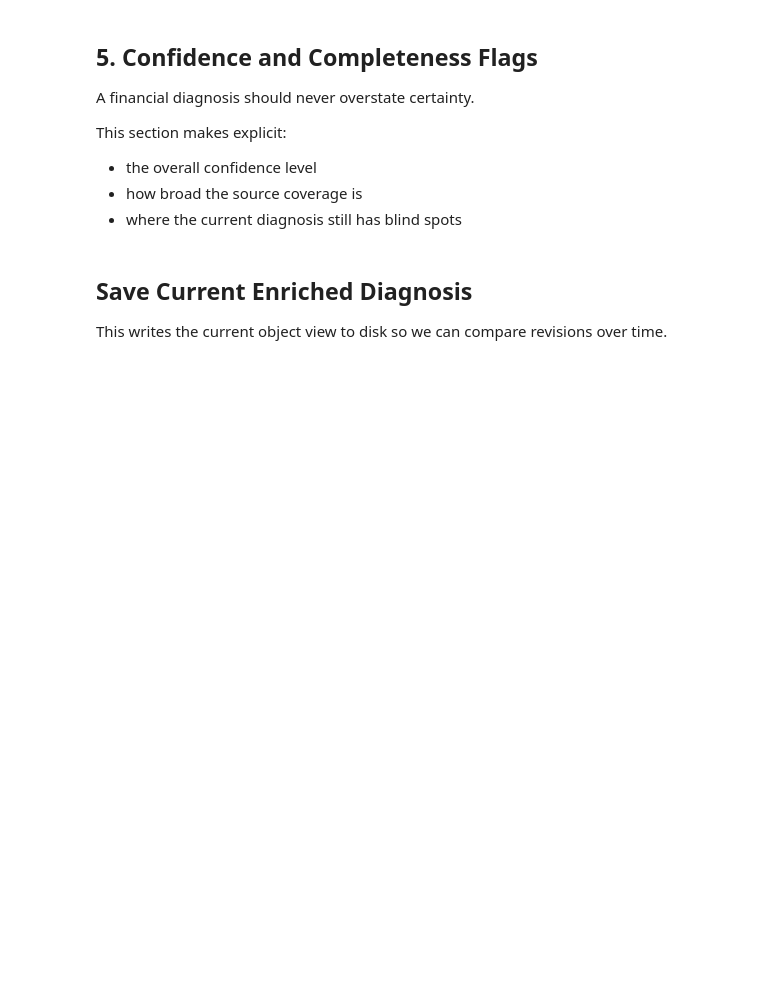
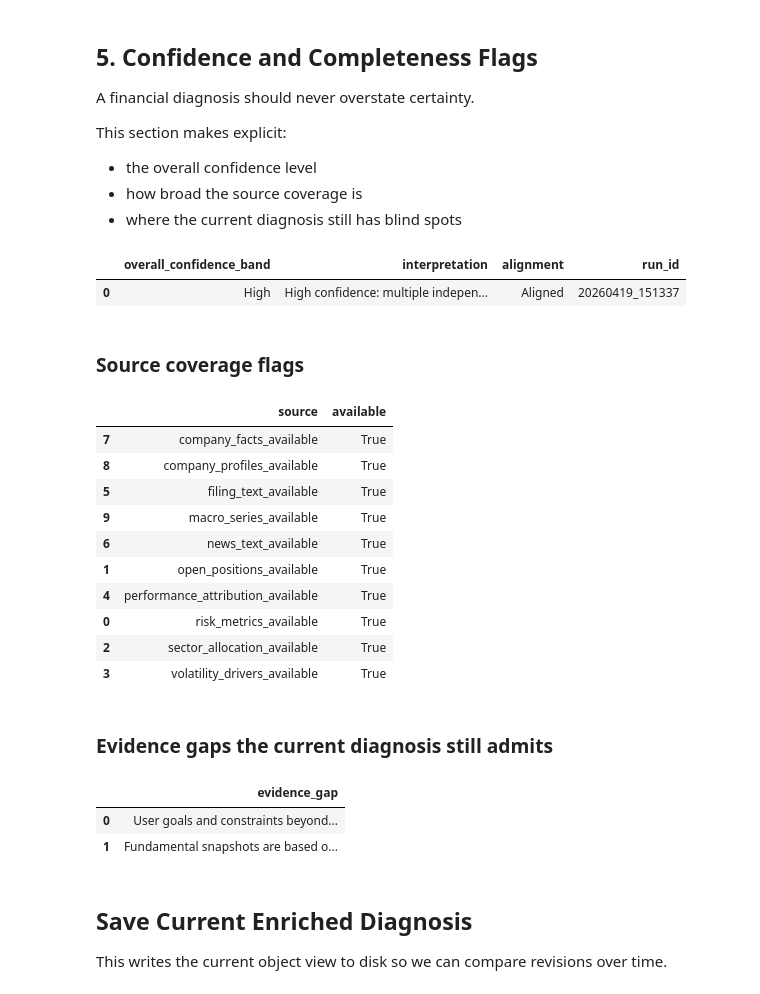
Before and after one commit to sagnikrana/portfolio-analyzer, a Jupyter notebook: data_pipeline/PortfolioRiskDiagnosis.ipynb, the cells around one changed output. Saved outputs shown, nothing was run; the diff lists cells and outputs as text; code cells hidden in the pictures; blank space fills up the shorter version.

```diff
--- a/data_pipeline/PortfolioRiskDiagnosis.ipynb
+++ b/data_pipeline/PortfolioRiskDiagnosis.ipynb
@@ -283,10 +458,32 @@ This section makes explicit:
 - how broad the source coverage is
 - where the current diagnosis still has blind spots
 # %%
+
 confidence_df, coverage_df, gaps_df = build_confidence_frames(diagnosis)
 display(confidence_df)
+display(Markdown("### Source coverage flags"))
 display(coverage_df)
+display(Markdown("### Evidence gaps the current diagnosis still admits"))
 display(gaps_df)
+# %% [output]
+|  | overall_confidence_band | interpretation | alignment | run_id |
+| 0 | High | High confidence: multiple indepen... | Aligned | 20260419_151337 |
+### Source coverage flags
+|  | source | available |
+| 7 | company_facts_available | True |
+| 8 | company_profiles_available | True |
+| 5 | filing_text_available | True |
+| 9 | macro_series_available | True |
+| 6 | news_text_available | True |
+| 1 | open_positions_available | True |
+| 4 | performance_attribution_available | True |
+| 0 | risk_metrics_available | True |
+| 2 | sector_allocation_available | True |
+| 3 | volatility_drivers_available | True |
+### Evidence gaps the current diagnosis still admits
+|  | evidence_gap |
+| 0 | User goals and constraints beyond... |
+| 1 | Fundamental snapshots are based o... |
 # %% [markdown]
 ## Save Current Enriched Diagnosis
 
```
Also changed, not shown: parts of 9 cells of this notebook, 1 other file.
